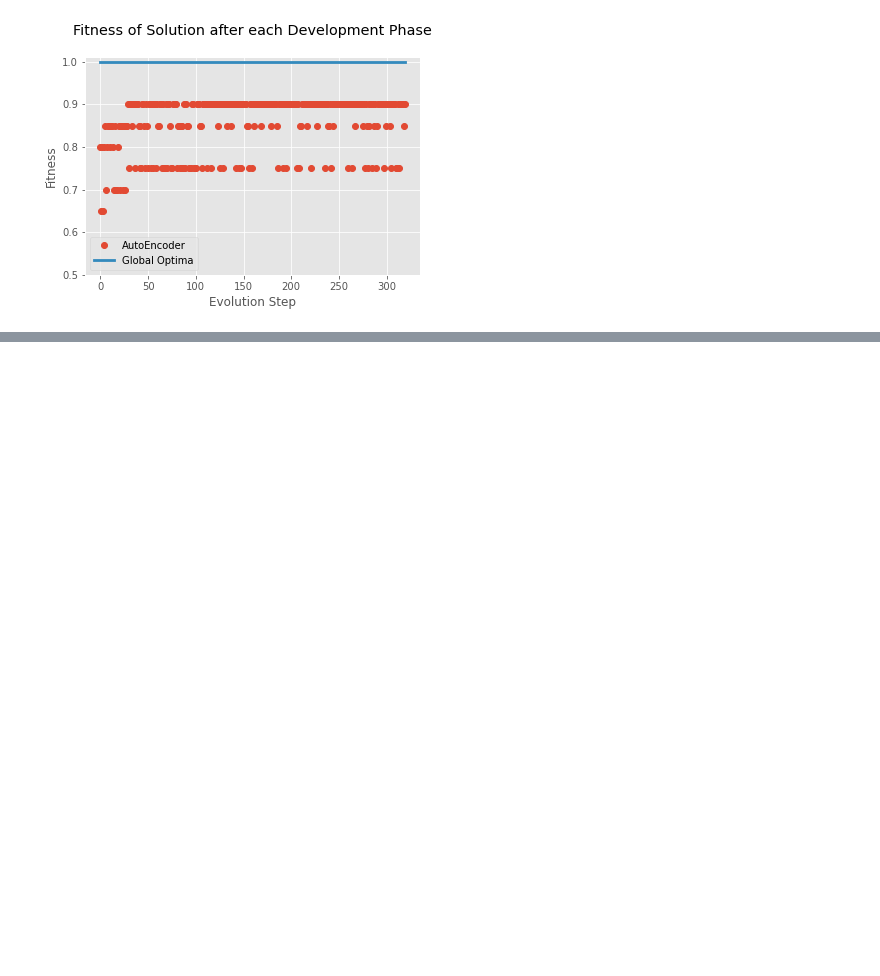
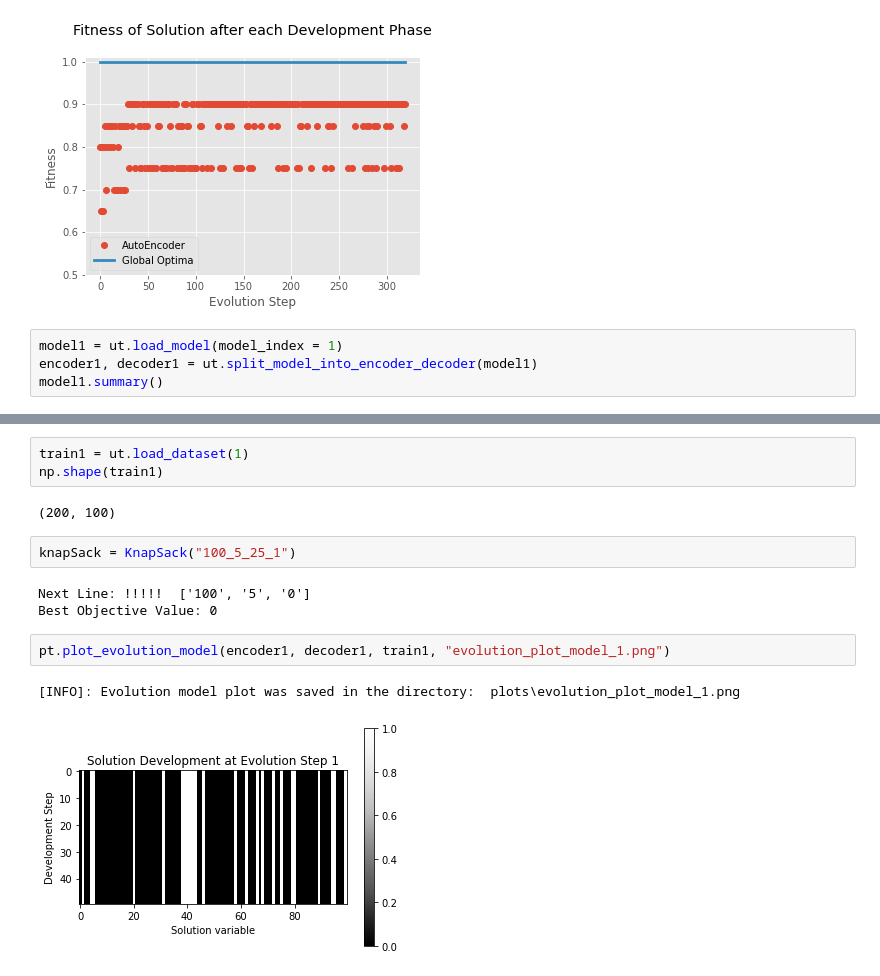
Before and after one commit to FilipKubackiSoton/DeepOptimization, a Jupyter notebook: progres2.ipynb, the cells around one changed output, grey strips where cells are left out. Drawn from its saved outputs; the diff is of its cells as text; blank space fills up the shorter version.

```diff
--- a/progres2.ipynb
+++ b/progres2.ipynb
@@ -534,3 +543,7 @@ plot_fitness_development_phase(progress_set_evidence3)
 # %% [output]
 [figure]
 [figure]
+# %%
+model1 = ut.load_model(model_index = 1)
+encoder1, decoder1 = ut.split_model_into_encoder_decoder(model1)
+model1.summary()
@@ -536,0 +568,15 @@ plot_fitness_development_phase(progress_set_evidence3)
+# %%
+train1 = ut.load_dataset(1)
+np.shape(train1)
+# %% [output]
+(200, 100)
+# %%
+knapSack = KnapSack("100_5_25_1")
+# %% [output]
+Next Line: !!!!!  ['100', '5', '0']
+Best Objective Value: 0
+# %%
+pt.plot_evolution_model(encoder1, decoder1, train1, "evolution_plot_model_1.png")
+# %% [output]
+[INFO]: Evolution model plot was saved in the directory:  plots\evolution_plot_model_1.png
+[figure, added]
```
Also changed, not shown: parts of 9 cells of this notebook, 43 other files.
